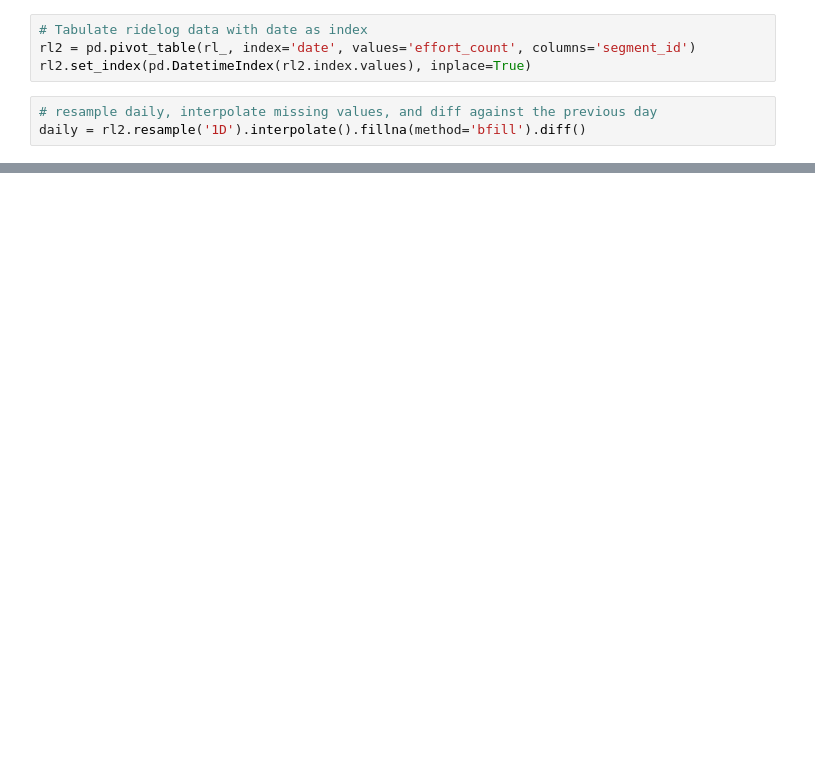
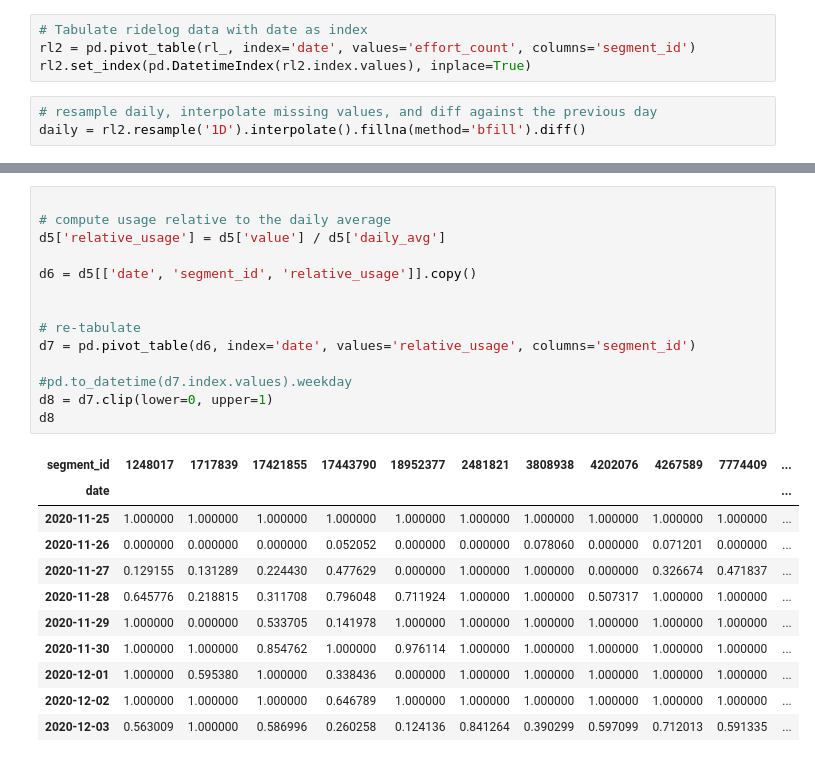
Before and after one commit to dpelleg/notebooks, a Jupyter notebook: mudguard/stats_nb.ipynb, the cells around one changed output, grey strips where cells are left out. Saved outputs shown, nothing was run; the diff lists cells and outputs as text; blank space fills up the shorter version.

```diff
--- a/mudguard/stats_nb.ipynb
+++ b/mudguard/stats_nb.ipynb
@@ -101 +157,27 @@ d8
+# %%
+
+# compute usage relative to the daily average
+d5['relative_usage'] = d5['value'] / d5['daily_avg']
+
+d6 = d5[['date', 'segment_id', 'relative_usage']].copy()
+
+
+# re-tabulate
+d7 = pd.pivot_table(d6, index='date', values='relative_usage', columns='segment_id')
+
+#pd.to_datetime(d7.index.values).weekday
+d8 = d7.clip(lower=0, upper=1)
+d8
+# %% [output]
+| segment_id | 1248017 | 1717839 | 17421855 | 17443790 | 18952377 | 2481821 | 3808938 | 4202076 | 4267589 | 7774409 | ... |
+| date |  |  |  |  |  |  |  |  |  |  | ... |
+| 2020-11-25 | 1.000000 | 1.000000 | 1.000000 | 1.000000 | 1.000000 | 1.000000 | 1.000000 | 1.000000 | 1.000000 | 1.000000 | ... |
+| 2020-11-26 | 0.000000 | 0.000000 | 0.000000 | 0.052052 | 0.000000 | 0.000000 | 0.078060 | 0.000000 | 0.071201 | 0.000000 | ... |
+| 2020-11-27 | 0.129155 | 0.131289 | 0.224430 | 0.477629 | 0.000000 | 1.000000 | 1.000000 | 0.000000 | 0.326674 | 0.471837 | ... |
+| 2020-11-28 | 0.645776 | 0.218815 | 0.311708 | 0.796048 | 0.711924 | 1.000000 | 1.000000 | 0.507317 | 1.000000 | 1.000000 | ... |
+| 2020-11-29 | 1.000000 | 0.000000 | 0.533705 | 0.141978 | 1.000000 | 1.000000 | 1.000000 | 1.000000 | 1.000000 | 1.000000 | ... |
+| 2020-11-30 | 1.000000 | 1.000000 | 0.854762 | 1.000000 | 0.976114 | 1.000000 | 1.000000 | 1.000000 | 1.000000 | 1.000000 | ... |
+| 2020-12-01 | 1.000000 | 0.595380 | 1.000000 | 0.338436 | 0.000000 | 1.000000 | 1.000000 | 1.000000 | 1.000000 | 1.000000 | ... |
+| 2020-12-02 | 1.000000 | 1.000000 | 1.000000 | 0.646789 | 1.000000 | 1.000000 | 1.000000 | 1.000000 | 1.000000 | 1.000000 | ... |
+| 2020-12-03 | 0.563009 | 1.000000 | 0.586996 | 0.260258 | 0.124136 | 0.841264 | 0.390299 | 0.597099 | 0.712013 | 0.591335 | ... |
 # %%
```
Also changed, not shown: parts of 11 cells of this notebook, 2 other files.
